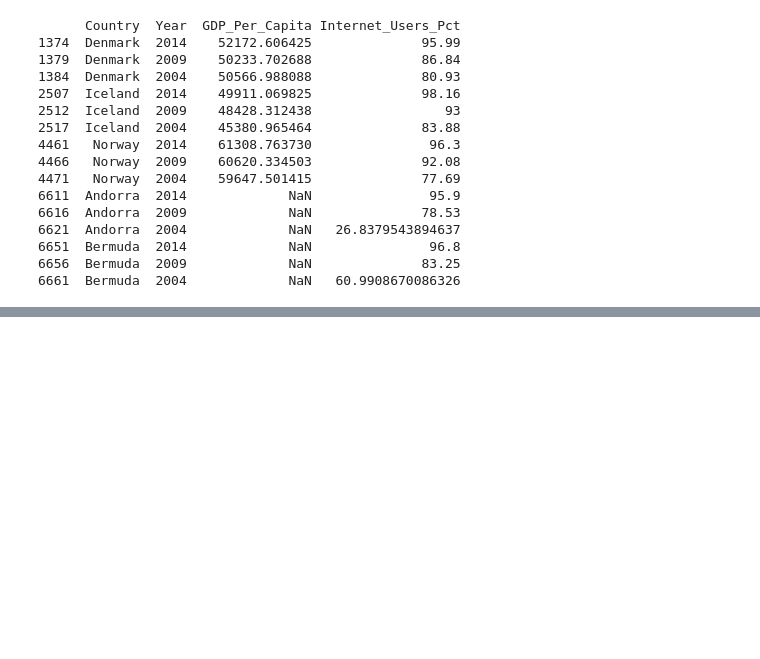
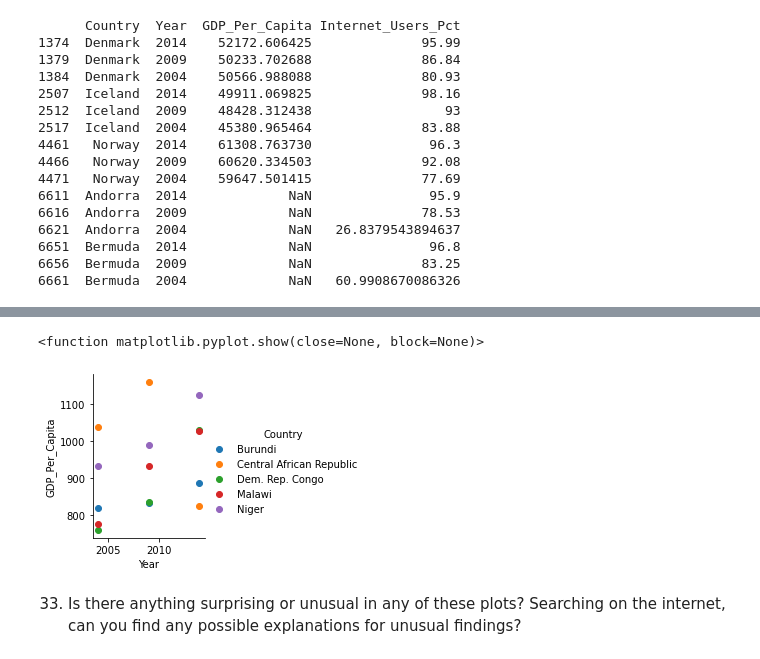
Before and after one commit to ryanhilber93/gdp-and-internet-usage-ryanhilber93, a Jupyter notebook: GDP_and_internet_use_project.ipynb, the cells around one changed output, grey strips where cells are left out. Cells and saved outputs as stored; diff of their text form; code cells hidden in the pictures; blank space fills up the shorter version.

```diff
--- a/GDP_and_internet_use_project.ipynb
+++ b/GDP_and_internet_use_project.ipynb
@@ -457,0 +563,4 @@ print(top_5_internet)
+# %%
+new4 = gdp_and_internet_use["Country"].isin(["Central African Republic", "Burundi", "Malawi", "Dem. Rep. Congo", "Niger"])
+bottom_5_gdp = gdp_and_internet_use[new4]
+print(bottom_5_gdp)
@@ -457,0 +584,10 @@ print(top_5_internet)
+# %%
+bottom_5_gdp = bottom_5_gdp.astype({"Year": float})
+graph4 = sns.FacetGrid(bottom_5_gdp, hue = "Country")
+graph4.map(plt.scatter, "Year", "GDP_Per_Capita").add_legend()
+plt.show
+# %% [output]
+<function matplotlib.pyplot.show(close=None, block=None)>
+[figure, added]
+# %% [markdown]
+33. Is there anything surprising or unusual in any of these plots? Searching on the internet, can you find any possible explanations for unusual findings?
```
Also changed, not shown: parts of 16 cells of this notebook.
